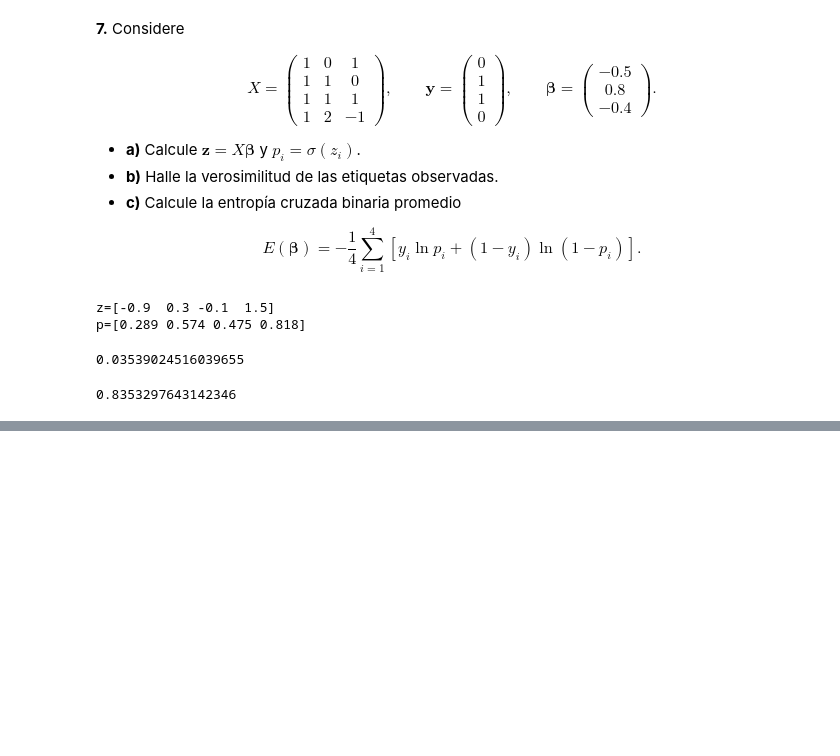
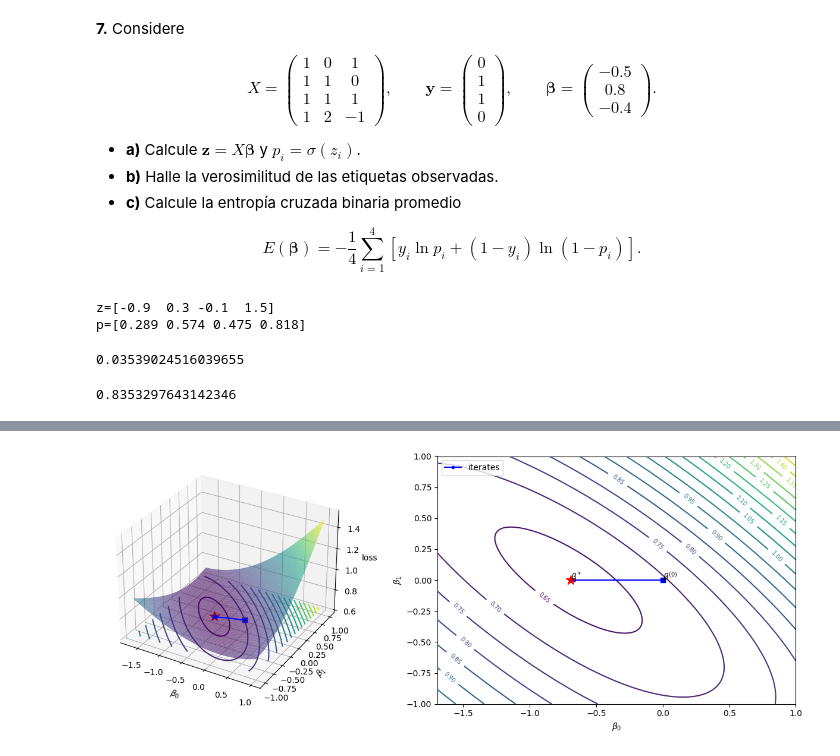
Before and after one commit to glozanoac/learning, a Jupyter notebook: master/IMCA/20262/courses/MMC201/exercises/10-logistic-regression-computations.ipynb, the cells around one changed output, grey strips where cells are left out. Drawn from its saved outputs; the diff is of its cells as text; code cells hidden in the pictures; blank space fills up the shorter version.

```diff
--- a/master/IMCA/20262/courses/MMC201/exercises/10-logistic-regression-computations.ipynb
+++ b/master/IMCA/20262/courses/MMC201/exercises/10-logistic-regression-computations.ipynb
@@ -243,0 +455,3 @@ L
+# %%
+x = np.array([1, 2, -1, -1, 5], dtype=float)
+y = np.array([1, 1, 0, 0, 0], dtype=float)
@@ -243,0 +592,14 @@ L
+# %%
+import numpy as np
+
+X = np.array([
+    [1, 0],
+    [1, 1],
+    [1, 2],
+], dtype=float)
+
+y = np.array([0, 1, 0], dtype=float)
+
+beta0 = np.zeros(2)
+
+b_star = np.array([-np.log(2), 0])
@@ -243,0 +786,38 @@ L
+# %%
+L = np.array(E_list)
+E_star = loss(b_star)
+
+pad = 1.0
+lo = np.minimum(b_list.min(0), b_star) - pad
+hi = np.maximum(b_list.max(0), b_star) + pad
+g0 = np.linspace(lo[0], hi[0], 150)
+g1 = np.linspace(lo[1], hi[1], 150)
+B0, B1 = np.meshgrid(g0, g1)
+Z = np.array([[loss(np.array([u, v])) for u, v in zip(r0, r1)]
+              for r0, r1 in zip(B0, B1)])
+
+fig = plt.figure(figsize=(13, 5))
+
+# 3D surface + iterates
+ax = fig.add_subplot(1, 2, 1, projection="3d")
+ax.plot_surface(B0, B1, Z, cmap="viridis", alpha=0.6)
+ax.contour(B0, B1, Z, levels=20, cmap="viridis", offset=Z.min())
+ax.plot(b_list[:, 0], b_list[:, 1], L, "b.-", zorder=10)
+ax.scatter(*b_list[0], L[0], c="b", marker="s", s=40)
+ax.scatter(*b_star, E_star, c="r", marker="*", s=150)
+ax.set_xlabel(r"$\beta_0$"); ax.set_ylabel(r"$\beta_1$"); ax.set_zlabel("loss")
+
+# contour + iterates
+ax2 = fig.add_subplot(1, 2, 2)
+cs = ax2.contour(B0, B1, Z, levels=20, cmap="viridis")
+ax2.clabel(cs, fontsize=7)
+ax2.plot(b_list[:, 0], b_list[:, 1], "b.-", label="iterates")
+ax2.plot(*b_list[0], "bs"); ax2.annotate(r"$\beta^{(0)}$", b_list[0])
+ax2.plot(*b_star, "r*", ms=12); ax2.annotate(r"$\beta^*$", b_star)
+ax2.set_xlabel(r"$\beta_0$"); ax2.set_ylabel(r"$\beta_1$"); ax2.legend()
+
+plt.tight_layout()
+plt.savefig("10__Q15__convergence-newton.png")
+plt.show()
+# %% [output]
+[figure, added]
```
Also changed, not shown: parts of 22 cells of this notebook, 4 other files.
